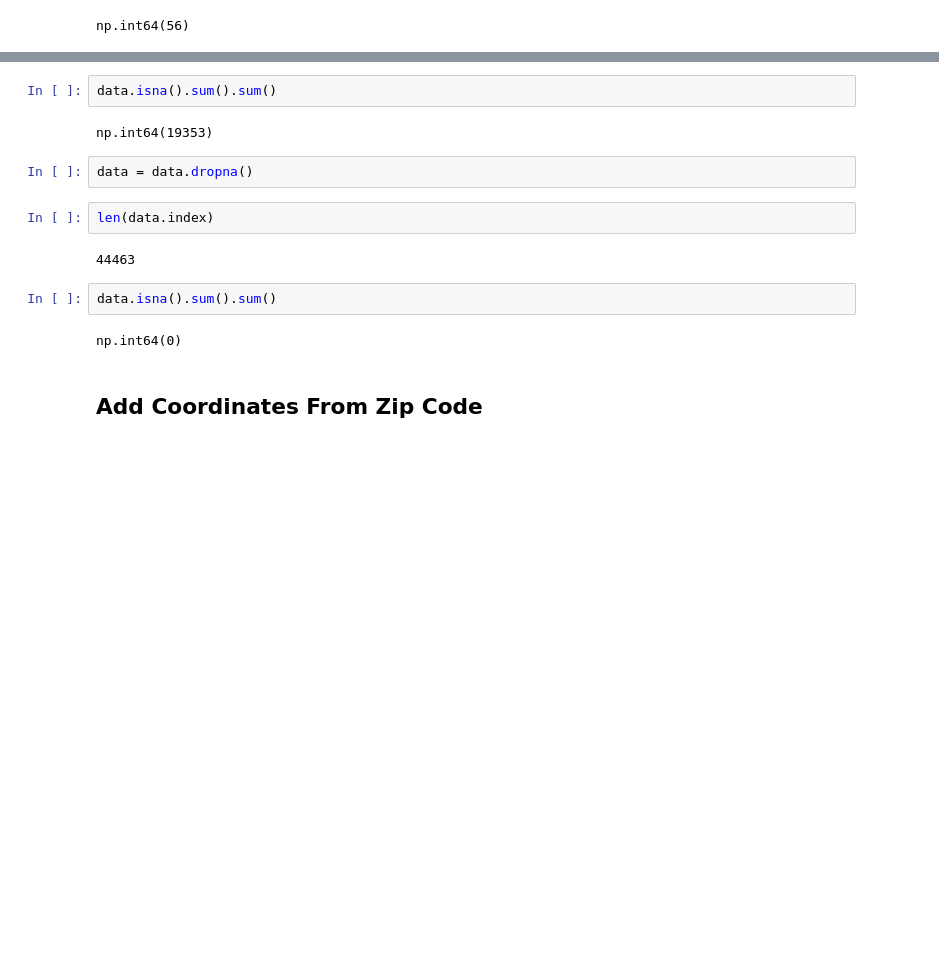
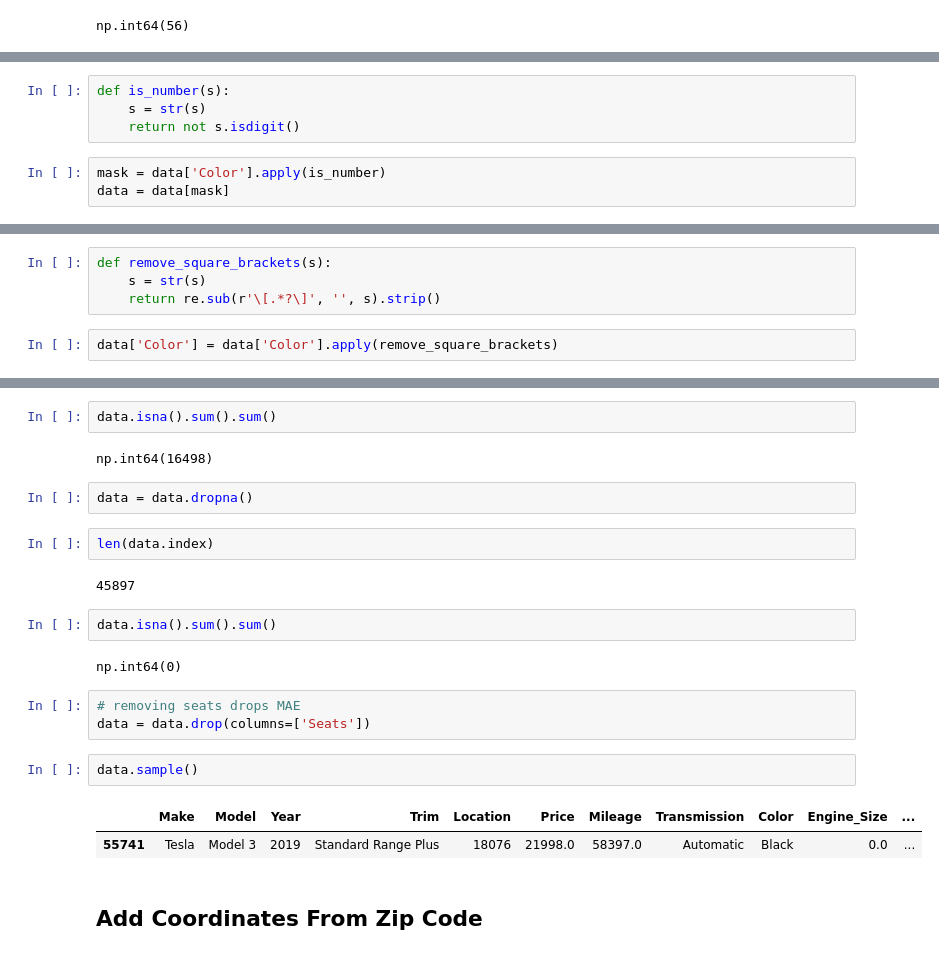
Before and after one commit to shayan1083/used-car-pricer, a Jupyter notebook: model.ipynb, the cells around one changed output, grey strips where cells are left out. Cells and saved outputs as stored; diff of their text form; blank space fills up the shorter version.

Commit message:
removed some incorrect colors

```diff
--- a/model.ipynb
+++ b/model.ipynb
@@ -331,0 +334,7 @@ np.int64(56)
+# %%
+def is_number(s):
+    s = str(s)
+    return not s.isdigit()
+# %%
+mask = data['Color'].apply(is_number)
+data = data[mask]
@@ -332 +343,7 @@ np.int64(56)
+# %%
+def remove_square_brackets(s):
+    s = str(s)
+    return re.sub(r'\[.*?\]', '', s).strip()
+# %%
+data['Color'] = data['Color'].apply(remove_square_brackets)
 # %% [markdown]
@@ -357,17 +374,25 @@ Drive_Type:  533
 # %%
 data.isna().sum().sum()
 # %% [output]
-np.int64(19353)
+np.int64(16498)
 # %%
 data = data.dropna()
 # %%
 len(data.index)
 # %% [output]
-44463
+45897
 # %%
 data.isna().sum().sum()
 # %% [output]
 np.int64(0)
+# %%
+# removing seats drops MAE
+data = data.drop(columns=['Seats'])
+# %%
+data.sample()
+# %% [output]
+|  | Make | Model | Year | Trim | Location | Price | Mileage | Transmission | Color | Engine_Size | ... |
+| 55741 | Tesla | Model 3 | 2019 | Standard Range Plus | 18076 | 21998.0 | 58397.0 | Automatic | Black | 0.0 | ... |
 # %% [markdown]
 ## Add Coordinates From Zip Code
 # %%
```
Also changed, not shown: parts of 47 cells of this notebook, 10 other files.
